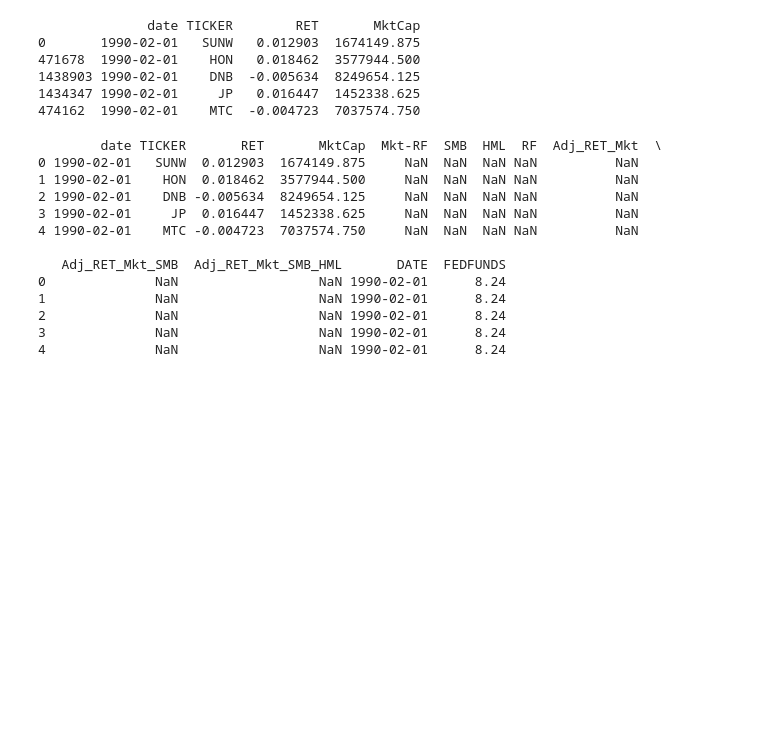
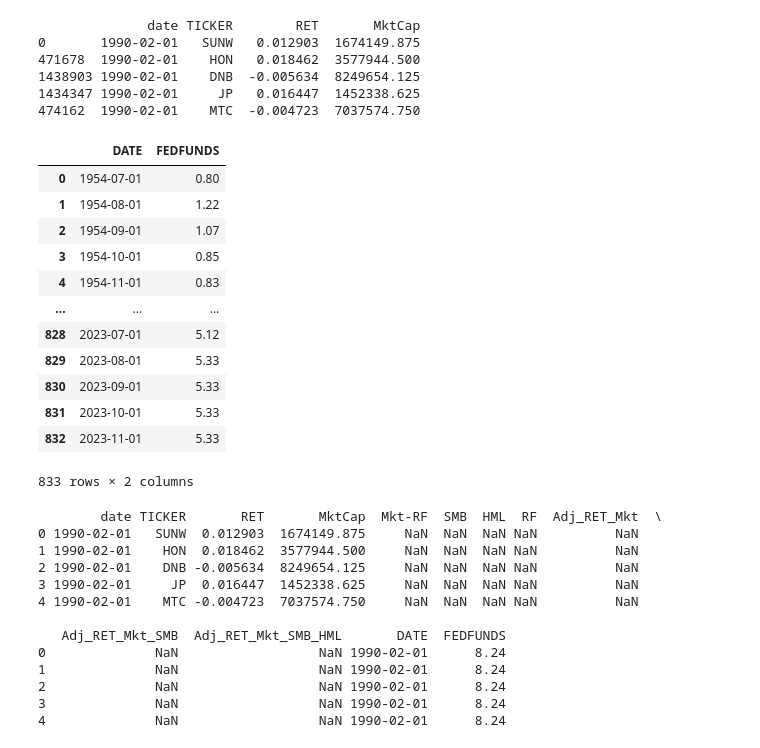
Before and after one commit to Kibitz117/Thesis, a Jupyter notebook: data_func/data_generator.ipynb, the cells around one changed output. Cells and saved outputs as stored; diff of their text form; code cells hidden in the pictures; blank space fills up the shorter version.

```diff
--- a/data_func/data_generator.ipynb
+++ b/data_func/data_generator.ipynb
@@ -78,6 +78,22 @@ print(resulting_df.head())
 474162  1990-02-01    MTC  -0.004723  7037574.750
 # %%
 rates=pd.read_csv('../data/FEDFUNDS.csv')
+# %%
+rates
+# %% [output]
+|  | DATE | FEDFUNDS |
+| 0 | 1954-07-01 | 0.80 |
+| 1 | 1954-08-01 | 1.22 |
+| 2 | 1954-09-01 | 1.07 |
+| 3 | 1954-10-01 | 0.85 |
+| 4 | 1954-11-01 | 0.83 |
+| ... | ... | ... |
+| 828 | 2023-07-01 | 5.12 |
+| 829 | 2023-08-01 | 5.33 |
+| 830 | 2023-09-01 | 5.33 |
+| 831 | 2023-10-01 | 5.33 |
+| 832 | 2023-11-01 | 5.33 |
+833 rows × 2 columns
 # %%
 import pandas as pd
 
```
Also changed, not shown: parts of 11 cells of this notebook, 4 other files.
